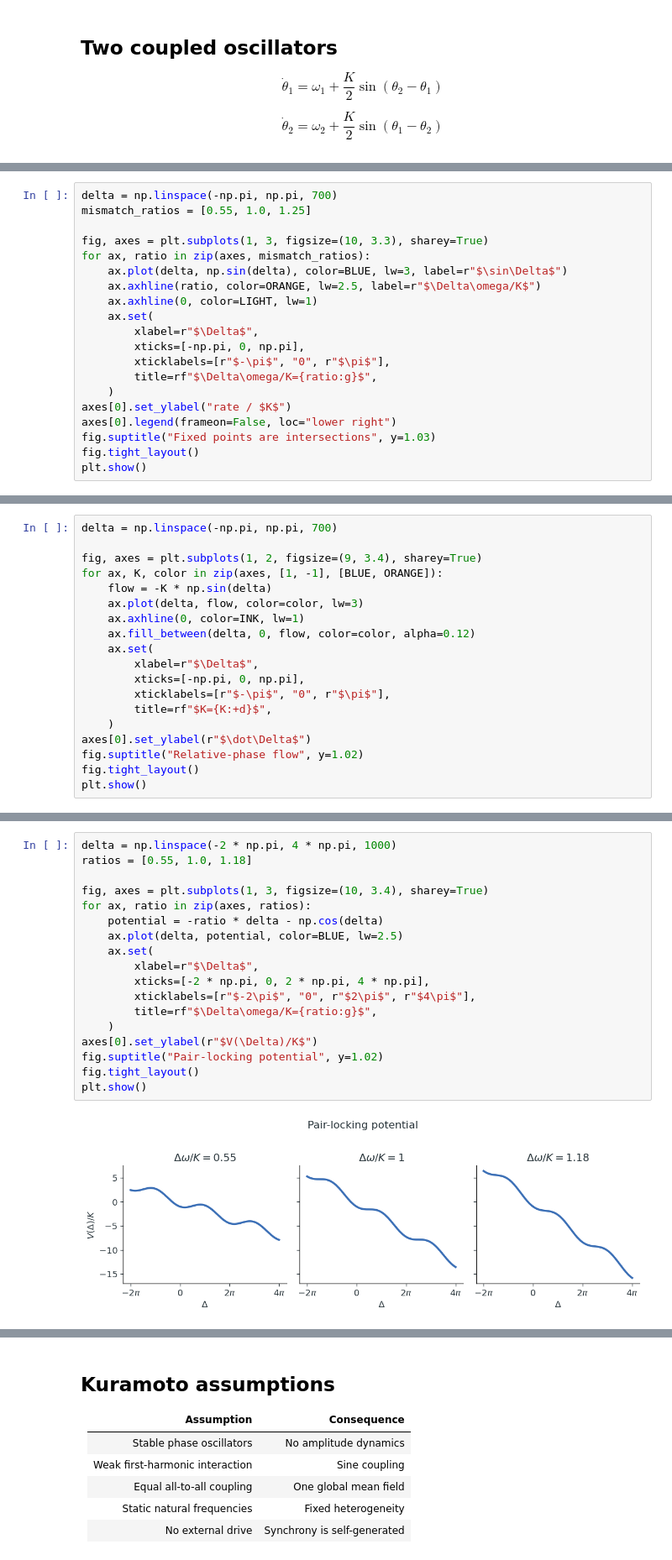
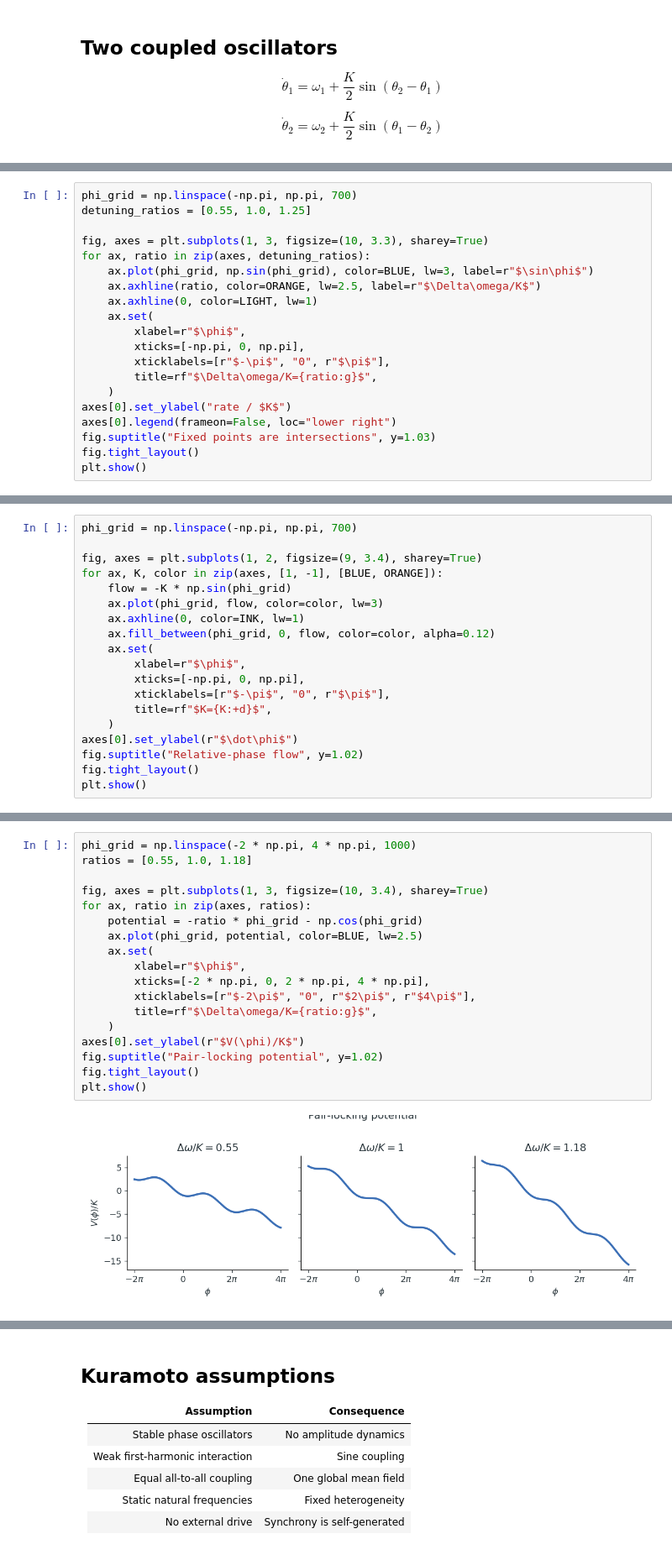
Before and after one commit to shaevitz/567-Crowd-Control, a Jupyter notebook: lectures/lecture-03-kuramoto-model.ipynb, the cells around one changed output, grey strips where cells are left out. Shown at 84% size. Cells and saved outputs as stored; diff of their text form.

```diff
--- a/lectures/lecture-03-kuramoto-model.ipynb
+++ b/lectures/lecture-03-kuramoto-model.ipynb
@@ -371,14 +653,14 @@ All synchronization dynamics are in $\Delta$.
 # %%
-delta = np.linspace(-np.pi, np.pi, 700)
-mismatch_ratios = [0.55, 1.0, 1.25]
+phi_grid = np.linspace(-np.pi, np.pi, 700)
+detuning_ratios = [0.55, 1.0, 1.25]
 
 fig, axes = plt.subplots(1, 3, figsize=(10, 3.3), sharey=True)
-for ax, ratio in zip(axes, mismatch_ratios):
-    ax.plot(delta, np.sin(delta), color=BLUE, lw=3, label=r"$\sin\Delta$")
+for ax, ratio in zip(axes, detuning_ratios):
+    ax.plot(phi_grid, np.sin(phi_grid), color=BLUE, lw=3, label=r"$\sin\phi$")
     ax.axhline(ratio, color=ORANGE, lw=2.5, label=r"$\Delta\omega/K$")
     ax.axhline(0, color=LIGHT, lw=1)
     ax.set(
-        xlabel=r"$\Delta$",
+        xlabel=r"$\phi$",
         xticks=[-np.pi, 0, np.pi],
         xticklabels=[r"$-\pi$", "0", r"$\pi$"],
         title=rf"$\Delta\omega/K={ratio:g}$",
@@ -516,20 +1024,20 @@ K<0:\ \Delta^*=\pi
 $$
 # %%
-delta = np.linspace(-np.pi, np.pi, 700)
+phi_grid = np.linspace(-np.pi, np.pi, 700)
 
 fig, axes = plt.subplots(1, 2, figsize=(9, 3.4), sharey=True)
 for ax, K, color in zip(axes, [1, -1], [BLUE, ORANGE]):
-    flow = -K * np.sin(delta)
-    ax.plot(delta, flow, color=color, lw=3)
+    flow = -K * np.sin(phi_grid)
+    ax.plot(phi_grid, flow, color=color, lw=3)
     ax.axhline(0, color=INK, lw=1)
-    ax.fill_between(delta, 0, flow, color=color, alpha=0.12)
+    ax.fill_between(phi_grid, 0, flow, color=color, alpha=0.12)
     ax.set(
-        xlabel=r"$\Delta$",
+        xlabel=r"$\phi$",
         xticks=[-np.pi, 0, np.pi],
         xticklabels=[r"$-\pi$", "0", r"$\pi$"],
         title=rf"$K={K:+d}$",
     )
-axes[0].set_ylabel(r"$\dot\Delta$")
+axes[0].set_ylabel(r"$\dot\phi$")
 fig.suptitle("Relative-phase flow", y=1.02)
 fig.tight_layout()
 plt.show()
@@ -547,23 +1057,23 @@ V(\Delta)=-\Delta\omega\,\Delta-K\cos\Delta
 $$
 # %%
-delta = np.linspace(-2 * np.pi, 4 * np.pi, 1000)
+phi_grid = np.linspace(-2 * np.pi, 4 * np.pi, 1000)
 ratios = [0.55, 1.0, 1.18]
 
 fig, axes = plt.subplots(1, 3, figsize=(10, 3.4), sharey=True)
 for ax, ratio in zip(axes, ratios):
-    potential = -ratio * delta - np.cos(delta)
-    ax.plot(delta, potential, color=BLUE, lw=2.5)
+    potential = -ratio * phi_grid - np.cos(phi_grid)
+    ax.plot(phi_grid, potential, color=BLUE, lw=2.5)
     ax.set(
-        xlabel=r"$\Delta$",
+        xlabel=r"$\phi$",
         xticks=[-2 * np.pi, 0, 2 * np.pi, 4 * np.pi],
         xticklabels=[r"$-2\pi$", "0", r"$2\pi$", r"$4\pi$"],
         title=rf"$\Delta\omega/K={ratio:g}$",
     )
-axes[0].set_ylabel(r"$V(\Delta)/K$")
+axes[0].set_ylabel(r"$V(\phi)/K$")
 fig.suptitle("Pair-locking potential", y=1.02)
 fig.tight_layout()
 plt.show()
 # %% [output]
-[figure, old version]
+[figure, new version]
 # %% [markdown]
 ## Phase slips
```
Also changed, not shown: parts of 62 cells of this notebook, 1 other file.
